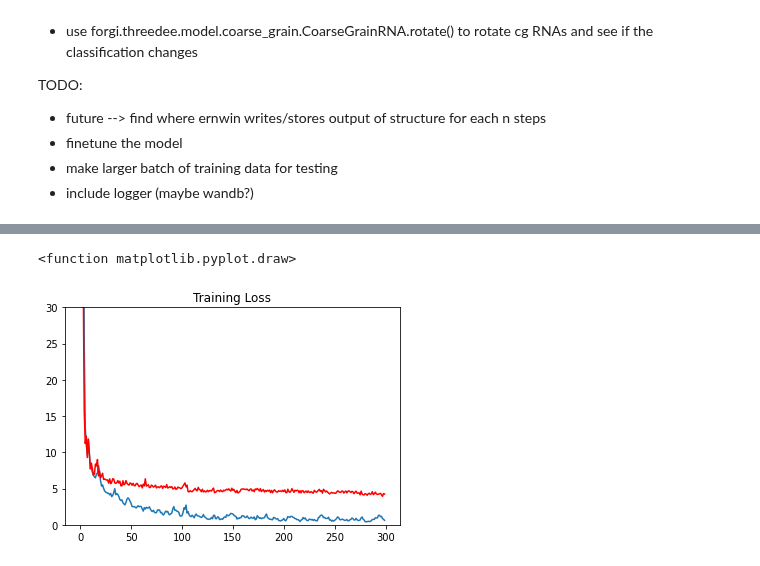
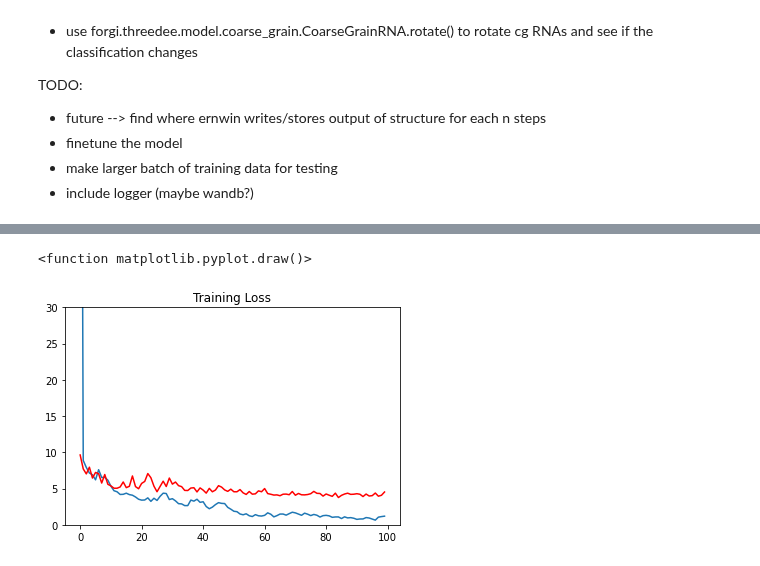
Before and after one commit to milang9/3d_classifier, a Jupyter notebook: 3d_classifier.ipynb, the cells around one changed output, grey strips where cells are left out. Saved outputs shown, nothing was run; the diff lists cells and outputs as text; code cells hidden in the pictures.

```diff
--- a/3d_classifier.ipynb
+++ b/3d_classifier.ipynb
@@ -247,18 +238,20 @@ class CG_Classifier(th.nn.Module):
         self.conv2 = GraphConv(48, 24, activation=F.relu)
         self.conv3 = GraphConv(24, 12, activation=F.relu)
         '''
-        self.conv1 = dglnn.TAGConv(6, 128, k=2, activation=F.relu)
-        self.conv2 = dglnn.TAGConv(128, 64, k=2, activation=F.relu)
-        self.conv3 = dglnn.TAGConv(64, 32, k=1, activation=F.relu)
+        self.conv1 = dglnn.TAGConv(6, 200, k=2, activation=F.relu)
+        self.conv2 = dglnn.TAGConv(200, 150, k=2, activation=F.relu)
+        self.conv3 = dglnn.TAGConv(150, 100, k=2, activation=F.relu)
+        self.conv4 = dglnn.TAGConv(100, 50, k=2, activation=F.relu)
+        self.conv5 = dglnn.TAGConv(50, 25, k=2, activation=F.relu)
 
         self.max_pool = dglnn.SumPooling() #dgl.nn.MaxPooling()
         #self.diffpool = dgl.nn.
 
-        self.sage_conv1 = dglnn.SAGEConv(32*num_features, 24, 'pool')
-        self.sage_conv2 = dglnn.SAGEConv(24, 20, 'pool')
-        self.sage_conv3 = dglnn.SAGEConv(20, 16, 'pool')
+        self.sage_conv1 = dglnn.SAGEConv(25*num_features, 25, 'pool')
+        self.sage_conv2 = dglnn.SAGEConv(25, 20, 'pool')
+        self.sage_conv3 = dglnn.SAGEConv(20, 15, 'pool')
 
-        self.dense1 = th.nn.Linear(16, 512)
+        self.dense1 = th.nn.Linear(15, 512)
         self.dense2 = th.nn.Linear(512, 512)
         self.dense3 = th.nn.Linear(512, 512)
         self.classify = th.nn.Linear(512, 1)
@@ -271,14 +264,20 @@ class CG_Classifier(th.nn.Module):
         nt = self.conv1(g, nt)
         nt = self.conv2(g, nt)
         nt = self.conv3(g, nt)
+        nt = self.conv4(g, nt)
+        nt = self.conv5(g, nt)
 
         nc = self.conv1(g, nc)
         nc = self.conv2(g, nc)
         nc = self.conv3(g, nc)
+        nc = self.conv4(g, nc)
+        nc = self.conv5(g, nc)
 
         nw = self.conv1(g, nw)
         nw = self.conv2(g, nw)
         nw = self.conv3(g, nw)
+        nw = self.conv4(g, nw)
+        nw = self.conv5(g, nw)
 
         #TODO: Modify the readout function (maybe with the local scope below)
 
@@ -313,9 +312,9 @@ class CG_Classifier(th.nn.Module):
 
         #is the mean the right approach?
         #tcw_mean = tcw.mean(dim=0)
-        tcw_mean = self.dense1(tcw_mean)
-        tcw_mean = self.dense2(tcw_mean)
-        tcw_mean = self.dense3(tcw_mean)
+        tcw_mean = F.relu(self.dense1(tcw_mean))
+        tcw_mean = F.relu(self.dense2(tcw_mean))
+        tcw_mean = F.relu(self.dense3(tcw_mean))
         #if self.c == 0:
         #    print(tcw_mean)
         #    self.c = 1
@@ -333,7 +332,7 @@ model = CG_Classifier(
 opt = th.optim.Adam(model.parameters(), lr=0.001)
 model.train()
 #th.autograd.set_detect_anomaly(True)
-epochs = 300
+epochs = 100
 
 #val setup
 val_losses = []
@@ -401,5 +403,5 @@ Epoch 295: Training loss 1.1281, Validation loss 4.3423
-<function matplotlib.pyplot.draw>
+<function matplotlib.pyplot.draw()>
-[figure, old version]
+[figure, new version]
 # %%
 #Test
 
```
Also changed, not shown: parts of 5 cells of this notebook.
